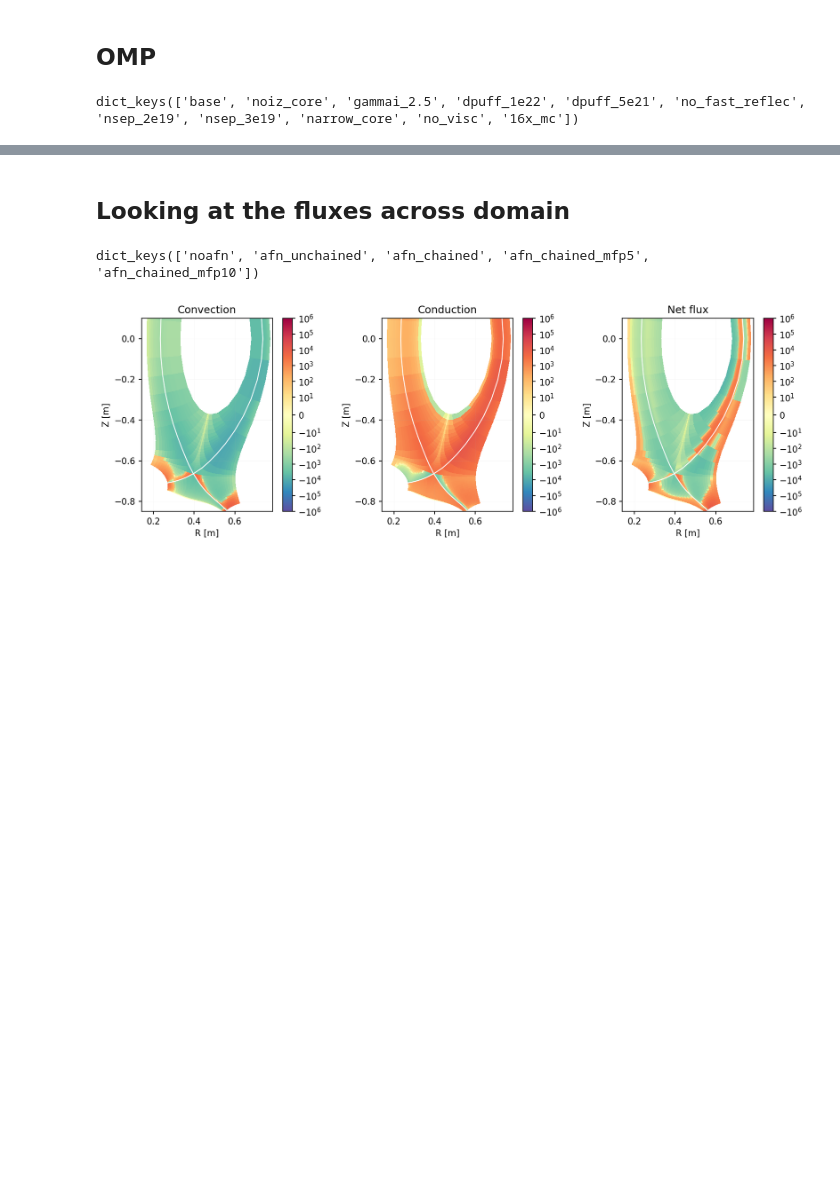
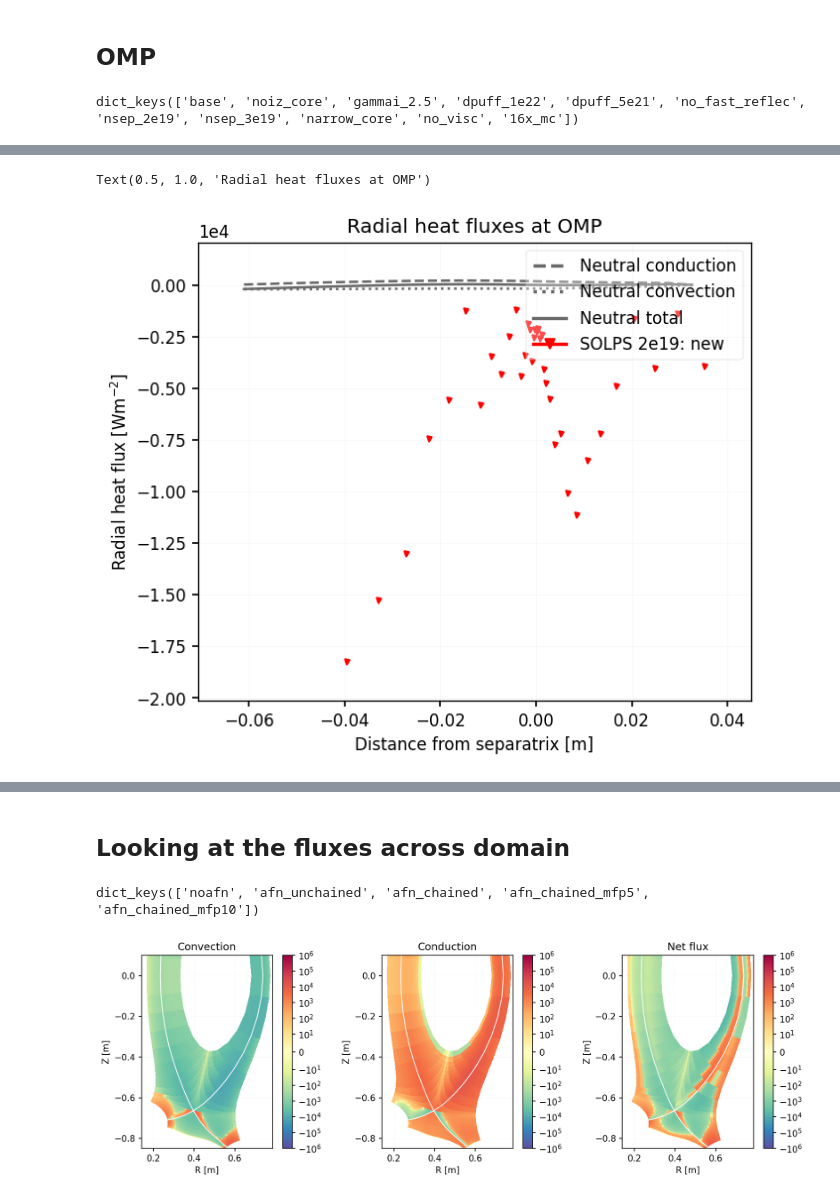
Before and after one commit to mikekryjak/notebooks, a Jupyter notebook: hermes3-solps-soledge/postprocessing/2023-09-28_AFN_chained_performance.ipynb, the cells around one changed output, grey strips where cells are left out. Saved outputs shown, nothing was run; the diff lists cells and outputs as text; code cells hidden in the pictures; blank space fills up the shorter version.

```diff
--- a/hermes3-solps-soledge/postprocessing/2023-09-28_AFN_chained_performance.ipynb
+++ b/hermes3-solps-soledge/postprocessing/2023-09-28_AFN_chained_performance.ipynb
@@ -260,0 +175,77 @@ afn_chained_mfp10
+# %%
+lw = 1
+
+loc = "omp"
+neutrals_only = True
+ax = None
+ds = casestore["noafn"].ds.isel(t=-1)
+
+if ds.coords["t"].shape != ():
+    raise Exception("Must supply single time slice")
+
+if ax == None:
+    fig, ax = plt.subplots()
+
+if loc == "integral":
+    d = ds.isel(x=slice(2,-2)).sum("theta")
+    print("Integrating poloidally")
+    ylabel = "Radial heat flow $[MW]$"
+    title = "Whole domain radial heat flow integral"
+    scale = 1e-6
+elif loc == "omp":
+    d = ds.hermesm.select_region("outer_midplane_a").isel(x=slice(2,-2))
+    ylabel = "Radial heat flux $[Wm^{-2}]$"
+    title = "Radial heat fluxes at OMP"
+    scale = 1
+elif loc == "imp":
+    d = ds.hermesm.select_region("inner_midplane_a").isel(x=slice(2,-2))
+    ylabel = "Radial heat flux $[Wm^{-2}]$"
+    title = "Radial heat fluxes at IMP"
+    scale = 1
+else:
+    raise Exception("Location must be omp, imp or integral")
+
+
+omp = ds.hermesm.select_region("outer_midplane_a").isel(x=slice(2,-2))
+dist = (omp["R"] - omp["R"][ds.metadata["ixseps1"]])
+dist = np.insert(dist.values, 0, dist.values[0] - (dist.values[1] - dist.values[0]))
+
+def append_rhs(x):
+    F = d[x].values
+    rhs = d[x.replace("_L_", "_R_")][-1].values
+    return np.concatenate([F, [rhs]])
+
+m = "o"
+ms = 0
+
+area = (d["dpol"] * d["dtor"]).values
+area = np.insert(area, -1, area[-1])
+
+# if neutrals_only is False:
+#     ax.plot(dist, append_rhs("hf_perp_diff_L_e")*scale, label = "Electron total", marker = m, ms = 0, c = "teal")
+#     ax.plot(dist, append_rhs("hf_perp_diff_L_d+")*scale, label = "Ion conduction", marker = m, ms = ms, ls = "--", c = "red")
+#     ax.plot(dist, append_rhs("hf_perp_conv_L_d+")*scale, label = "Ion convection", marker = "x",ls = ":", ms = ms, c = "red")
+#     ax.plot(dist, append_rhs("hf_perp_tot_L_d+")*scale, label = "Ion total", marker = "|",ls = "-", ms = 0, c = "red")
+
+ax.plot(dist, append_rhs("hf_perp_diff_L_d")*scale/area, label = "Neutral conduction", marker = m, ls = "--", ms = ms, c = "dimgray")
+ax.plot(dist, append_rhs("hf_perp_conv_L_d")*scale/area, label = "Neutral convection", marker = "x",ls = ":", ms = ms, c = "dimgray")
+ax.plot(dist, append_rhs("hf_perp_tot_L_d")*scale/area, label = "Neutral total", marker = "|",ls = "-", ms = ms, c = "dimgray")
+
+
+
+ax.plot(sp["16x_mc"].regions["omp"].index, sp["16x_mc"].regions["omp"]["refluxa3da"]*-1, label = "SOLPS 2e19: new", color = "red", lw=0, marker = "v", ms = 3)
+
+
+leg = ax.legend(loc = "upper right", bbox_to_anchor = (1,1), fontsize = 10)
+
+for line in leg.get_lines():
+    line.set_linewidth(2.0)
+# domain["hf_perp_diff_R_d"].plot(ax = ax, label = "Neutral conduction")
+# domain["hf_perp_conv_R_d"].plot(ax = ax, label = "Neutral convection")
+ax.set_ylabel(ylabel)
+ax.set_xlabel("Distance from separatrix [m]")
+ax.set_title(title)
+# ax.set_ylim(ylim)
+# %% [output]
+Text(0.5, 1.0, 'Radial heat fluxes at OMP')
+[figure, added]
```
Also changed, not shown: parts of 45 cells of this notebook, 22 other files.
